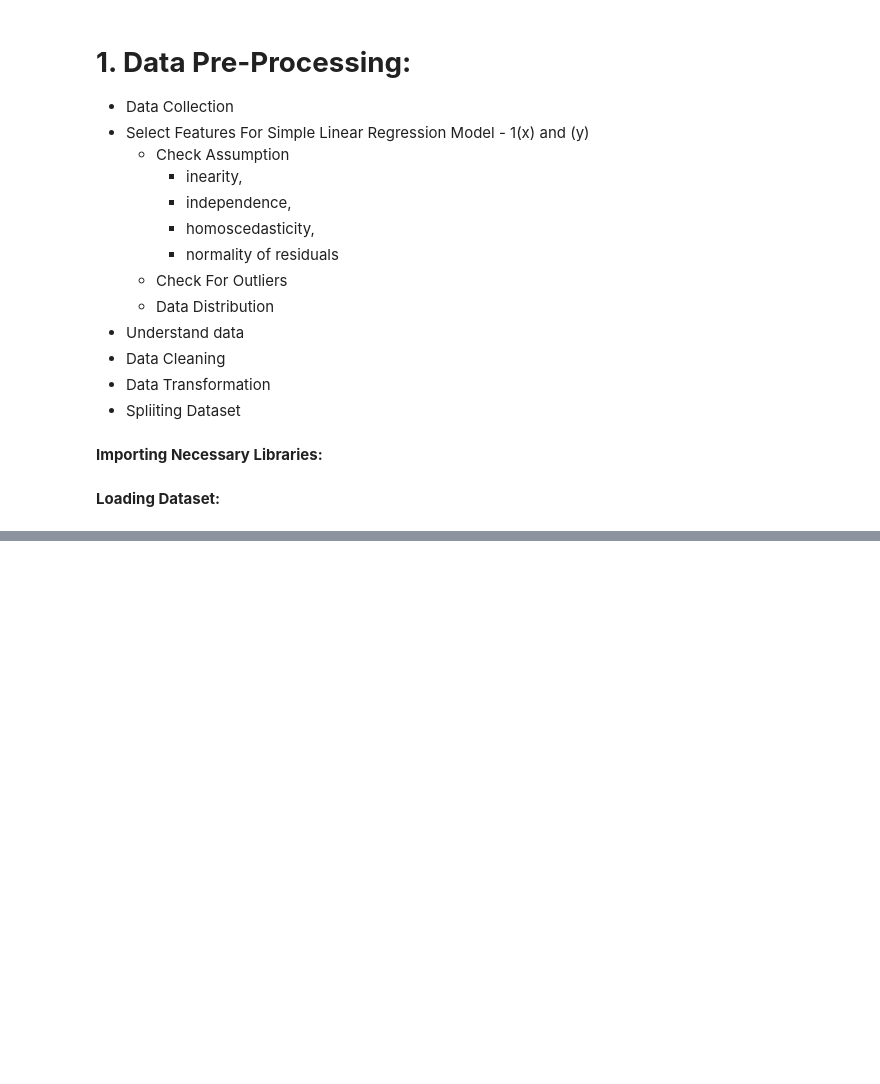
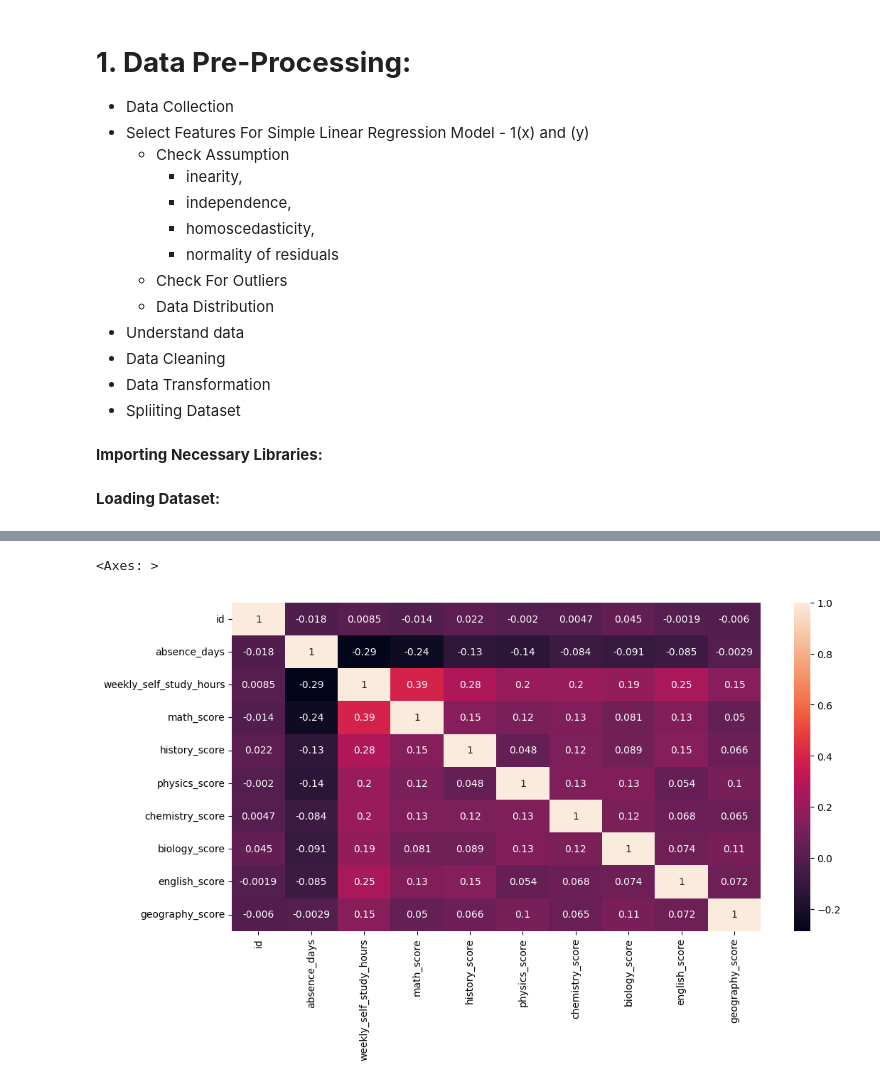
Before and after one commit to AnoopGeorge418/Students-Score-Prediction, a Jupyter notebook: notebook/score.ipynb, the cells around one changed output, grey strips where cells are left out. Saved outputs shown, nothing was run; the diff lists cells and outputs as text; code cells hidden in the pictures; blank space fills up the shorter version.

```diff
--- a/notebook/score.ipynb
+++ b/notebook/score.ipynb
@@ -37,0 +101,4 @@ df.head()
+# %%
+# Checking correlation of dataset
+corr_matrix = df.select_dtypes(include=['int', 'float'])
+corr_matrix.corr()
@@ -37,0 +117,7 @@ df.head()
+# %%
+# Visualizing correlation
+plt.figure(figsize = (12, 6))
+sns.heatmap(corr_matrix.corr(), annot = True,)
+# %% [output]
+<Axes: >
+[figure, added]
```
Also changed, not shown: parts of 66 cells of this notebook.
